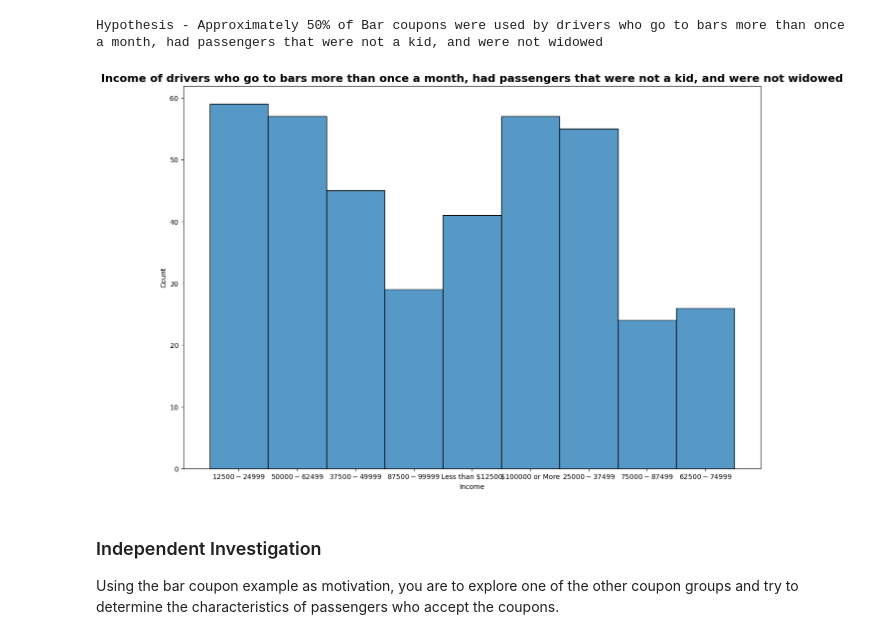
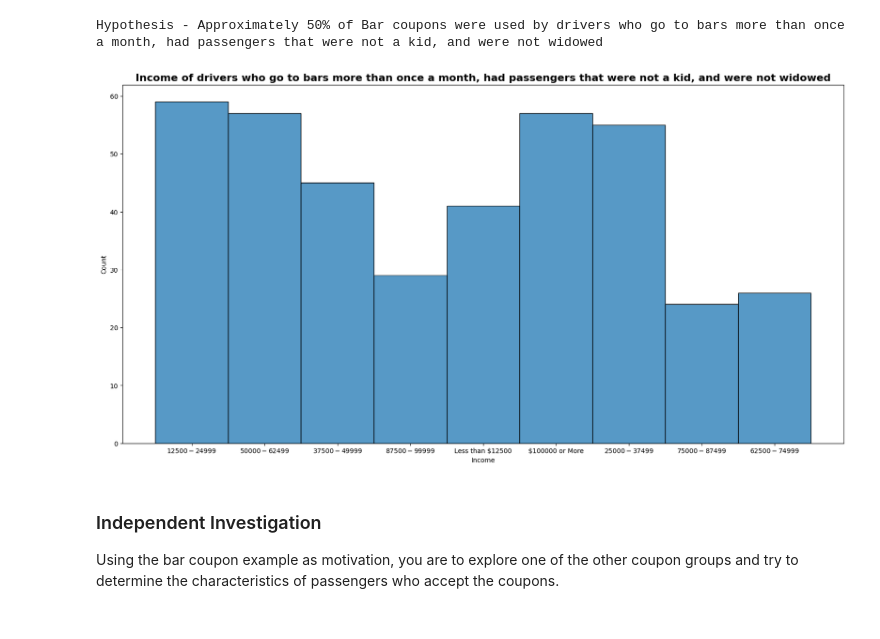
Before and after one commit to Ssahu620/SS-ML-AI-001, a Jupyter notebook: ss_promp.ipynb, the cells around one changed output. Drawn from its saved outputs; the diff is of its cells as text; code cells hidden in the pictures.

```diff
--- a/ss_promp.ipynb
+++ b/ss_promp.ipynb
@@ -502,14 +500,14 @@ Hypothesis - Approximately 50% of Bar coupons were used by drivers who go to bar
 # %%
 pass_not_kid_not_widowed.reset_index()
 pass_not_kid_not_widowed.head()
 sns.histplot(data = pass_not_kid_not_widowed, x = "income")
 plt.title("Income of drivers who go to bars more than once a month, had passengers that were not a kid, and were not widowed", fontsize=16, fontweight="bold")
 plt.xlabel("Income")
 plt.ylabel("Count")
-plt.gcf().set_size_inches(15, 10)
+plt.gcf().set_size_inches(20, 10)
 plt.show()
 # %% [output]
-[figure, old version]
+[figure, new version]
 # %% [markdown]
 ### Independent Investigation
 
```
Also changed, not shown: parts of 16 cells of this notebook.
